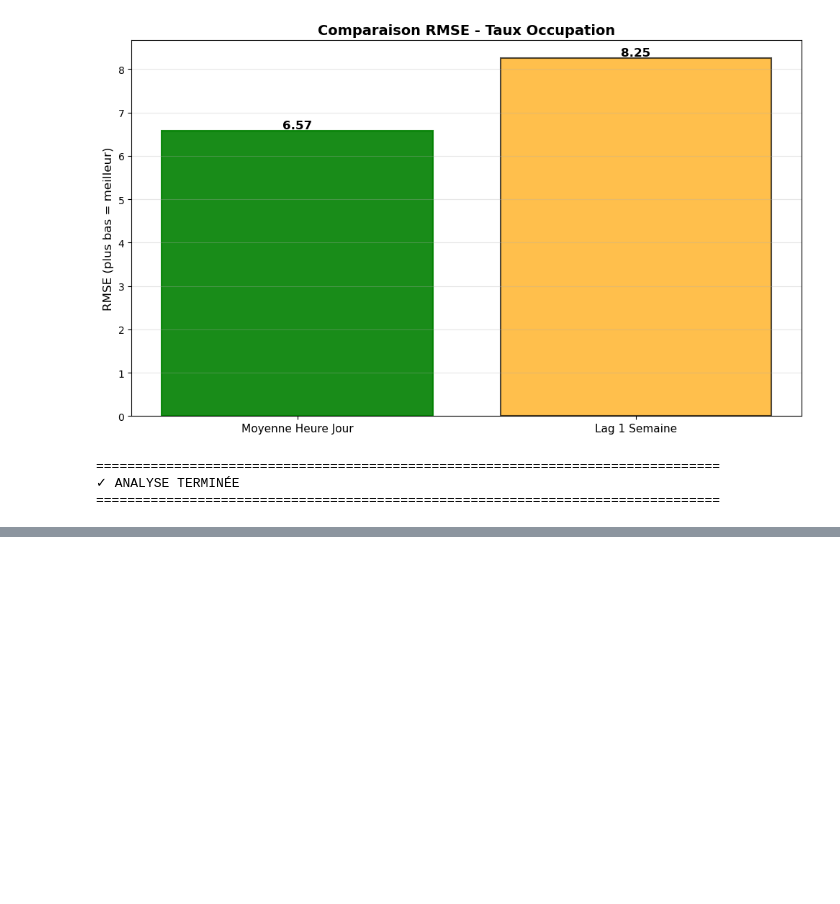
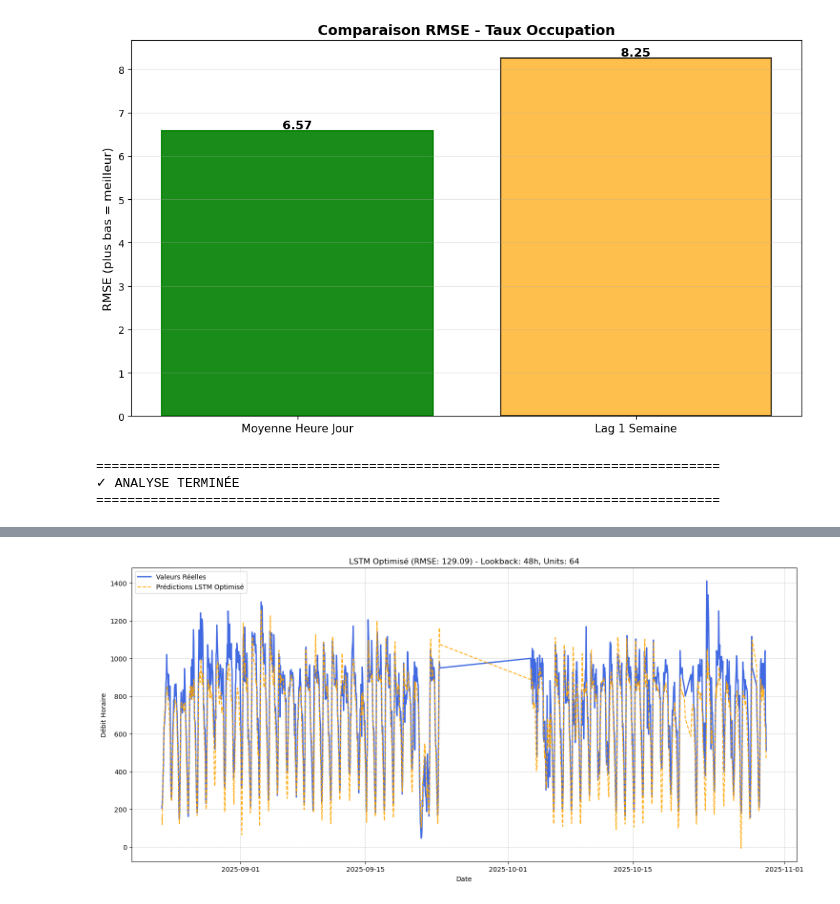
Before and after one commit to fracoo/trafic_prediction, a Jupyter notebook: modeles.ipynb, the cells around one changed output, grey strips where cells are left out. Cells and saved outputs as stored; diff of their text form; code cells hidden in the pictures; blank space fills up the shorter version.

```diff
--- a/modeles.ipynb
+++ b/modeles.ipynb
@@ -365,0 +1044,19 @@ Moyenne Heure Jour 6.572763            1773
+# %%
+# --- 9. RÉSULTATS DE LA GRID SEARCH ---
+
+results_df = pd.DataFrame(results)
+results_df = results_df.sort_values('mean_rmse')
+
+print("="*80)
+print("=== RÉSULTATS DE LA GRID SEARCH (TOP 5) ===")
+print("="*80)
+print(results_df.head(10).to_string(index=False))
+print("\n")
+
+# Meilleurs hyperparamètres
+best_params = results_df.iloc[0].to_dict()
+print("=== MEILLEURS HYPERPARAMÈTRES ===")
+for key, value in best_params.items():
+    if key not in ['mean_rmse', 'std_rmse']:
+        print(f"{key:15s} : {value}")
+print(f"\nRMSE de validation : {best_params['mean_rmse']:.2f} (±{best_params['std_rmse']:.2f})")
@@ -365,0 +1081,71 @@ Moyenne Heure Jour 6.572763            1773
+# %%
+# --- 10. ENTRAÎNEMENT FINAL AVEC LES MEILLEURS PARAMÈTRES ---
+
+print("\n" + "="*80)
+print("=== ENTRAÎNEMENT FINAL SUR TRAIN/TEST ===")
+print("="*80)
+
+best_lookback = int(best_params['lookback'])
+best_lstm_units = int(best_params['lstm_units'])
+best_dropout = float(best_params['dropout_rate'])
+best_batch_size = int(best_params['batch_size'])
+best_epochs = int(best_params['epochs'])
+
+# Créer les séquences avec le meilleur lookback
+X_sequences, y_sequences = create_sequences(scaled_data, best_lookback, FEATURES, TARGET_COL)
+n_features = X_sequences.shape[2]
+
+# Split temporel 80/20
+split_point = int(len(X_sequences) * 0.8)
+X_train_seq, X_test_seq = X_sequences[:split_point], X_sequences[split_point:]
+y_train_seq, y_test_seq = y_sequences[:split_point], y_sequences[split_point:]
+
+test_index = df_data.index[split_point + best_lookback:]
+
+# Construire le modèle final
+final_model = build_model(best_lookback, n_features, best_lstm_units, best_dropout)
+
+print(f"\nEntraînement du modèle final avec les meilleurs hyperparamètres...")
+history = final_model.fit(
+    X_train_seq, y_train_seq,
+    epochs=best_epochs,
+    batch_size=best_batch_size,
+    validation_data=(X_test_seq, y_test_seq),
+    verbose=1,
+    shuffle=False
+)
+
+# Prédiction finale
+y_pred_scaled = final_model.predict(X_test_seq)
+
+# Dé-scaling
+dummy_pred = np.zeros((len(y_pred_scaled), n_features))
+dummy_pred[:, 0] = y_pred_scaled.ravel()
+y_pred_unscaled = scaler.inverse_transform(dummy_pred)[:, 0]
+
+dummy_true = np.zeros((len(y_test_seq), n_features))
+dummy_true[:, 0] = y_test_seq.ravel()
+y_test_unscaled = scaler.inverse_transform(dummy_true)[:, 0]
+
+# Évaluation finale
+rmse_final = root_mean_squared_error(y_test_unscaled, y_pred_unscaled)
+
+print(f"\n" + "="*80)
+print(f"RMSE FINAL (Test Set) : {rmse_final:.2f}")
+print("="*80)
+
+# Visualisation
+plt.figure(figsize=(18, 8))
+plt.plot(test_index, y_test_unscaled, label='Valeurs Réelles', color='royalblue', linewidth=2)
+plt.plot(test_index, y_pred_unscaled, label='Prédictions LSTM Optimisé', color='orange', linestyle='--', alpha=0.9)
+plt.title(f"LSTM Optimisé (RMSE: {rmse_final:.2f}) - Lookback: {best_lookback}h, Units: {best_lstm_units}")
+plt.xlabel("Date")
+plt.ylabel("Débit Horaire")
+plt.legend()
+plt.grid(True, which='both', linestyle='--', linewidth=0.5)
+plt.show()
+
+# Sauvegarder les résultats
+results_df.to_csv('lstm_gridsearch_results.csv', index=False)
+print("\n✓ Résultats sauvegardés dans 'lstm_gridsearch_results.csv'")
+# %% [output]
@@ -365,0 +1169 @@ Moyenne Heure Jour 6.572763            1773
+[figure, added]
```
Also changed, not shown: parts of 43 cells of this notebook, 2 other files.
